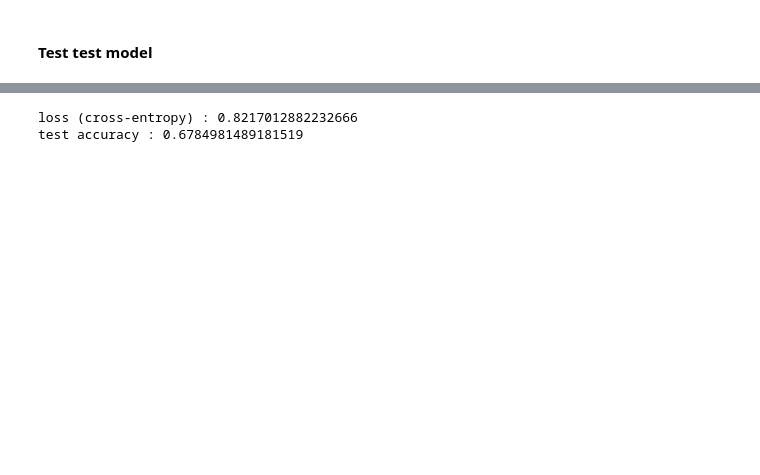
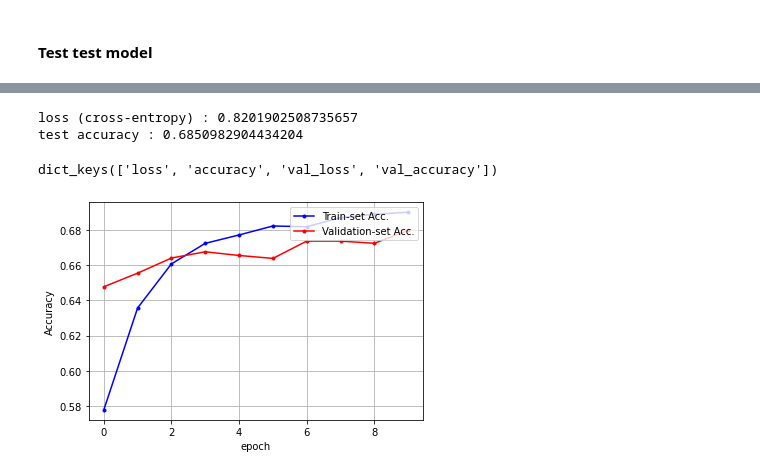
Before and after one commit to SeungukJeong/LIKELION_Semi_Project_03, a Jupyter notebook: dl_model.ipynb, the cells around one changed output, grey strips where cells are left out. Cells and saved outputs as stored; diff of their text form; code cells hidden in the pictures; blank space fills up the shorter version.

Commit message:
dl_model seunguk epoch 10

```diff
--- a/dl_model.ipynb
+++ b/dl_model.ipynb
@@ -12,7 +12,9 @@ import numpy as np
 import os
 os.environ['TF_CPP_MIN_LOG_LEVEL'] = '2'
 # %%
-train_data, test_data, train_label, test_label = credit_data.load_data()
+train_data, test_data, train_label, test_label = credit_data.load_data(test_size = 0.3)
+
+print(type(train_data), type(test_data), type(train_label), type(test_label))
 
 train_data = train_data.todense()
 test_data = test_data.todense()
@@ -46,7 +54,7 @@ numpy.matrix
 # %%
 model = models.Sequential()
 
-model.add(layers.Dense(input_dim=67, units=512, activation=None, kernel_initializer=initializers.he_uniform()))
+model.add(layers.Dense(input_dim=67, units=256, activation=None, kernel_initializer=initializers.he_uniform()))
 # model.add(layers.BatchNormalization()) # Use this line as if needed
 model.add(layers.Activation('elu')) # elu or relu (or layers.ELU / layers.LeakyReLU)
 
@@ -60,7 +68,7 @@ model.add(layers.Dense(units=256, activation=None, kernel_initializer=initialize
 model.add(layers.Activation('elu'))
 model.add(layers.Dropout(rate=0.5))
 
-model.add(layers.Dense(units=2, activation='softmax')) # One-hot vector for 0 & 1
+model.add(layers.Dense(units=3, activation='softmax')) # One-hot vector for 0 & 1
 # %%
 # "Compile" the model description (Configures the model for training)
 model.compile(optimizer='adam',
@@ -88,6 +111,27 @@ result = model.evaluate(test_data, test_label, batch_size=100)
 # %%
+# batch_size=100, epochs=10, validation_split = 0.3
 print('loss (cross-entropy) :', result[0])
 print('test accuracy :', result[1])
 # %% [output]
-loss (cross-entropy) : 0.8217012882232666
-test accuracy : 0.6784981489181519
+loss (cross-entropy) : 0.8201902508735657
+test accuracy : 0.6850982904434204
+# %%
+history.history.keys()
+# %% [output]
+dict_keys(['loss', 'accuracy', 'val_loss', 'val_accuracy'])
+# %%
+acc = history.history['accuracy']
+val_acc = history.history['val_accuracy']
+
+x_len = np.arange(len(acc))
+
+plt.plot(x_len, acc, marker='.', c='blue', label="Train-set Acc.")
+plt.plot(x_len, val_acc, marker='.', c='red', label="Validation-set Acc.")
+
+plt.legend(loc='upper right')
+plt.grid()
+plt.xlabel('epoch')
+plt.ylabel('Accuracy')
+plt.show()
+# %% [output]
+[figure, added]
```
Also changed, not shown: parts of 6 cells of this notebook.
